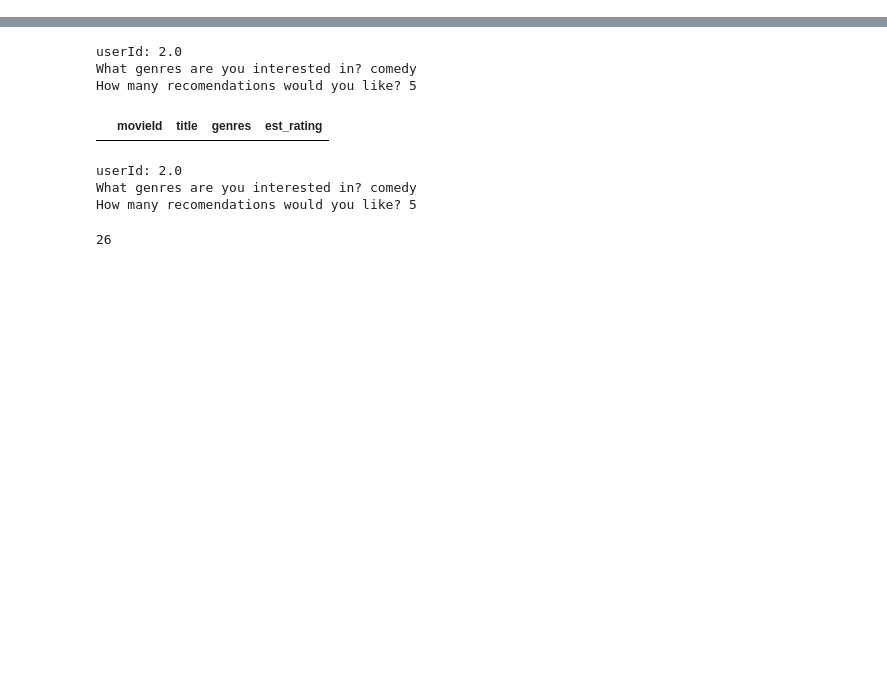
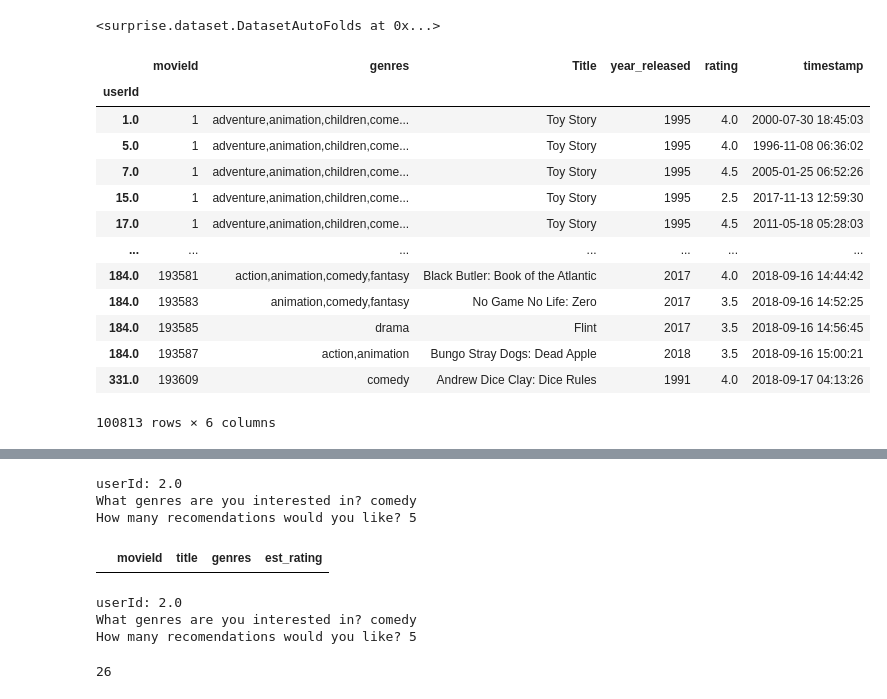
Before and after one commit to xiaohua-su/Recommender_System, a Jupyter notebook: Workspace/Xiaohua/data_clean.ipynb, the cells around one changed output, grey strips where cells are left out. Drawn from its saved outputs; the diff is of its cells as text; code cells hidden in the pictures; blank space fills up the shorter version.

Commit message:
fixing what data set goes where

```diff
--- a/Workspace/Xiaohua/data_clean.ipynb
+++ b/Workspace/Xiaohua/data_clean.ipynb
@@ -44,0 +28,28 @@ users_movies_seen.set_index('userId')
+# %%
+movie_rating = pd.read_csv('./movie_rating.csv')
+
+#for the function/final mode
+reader = Reader(rating_scale=(1, 5))
+complete_data = Dataset.load_from_df(movie_rating[['userId', 'movieId', 'rating']], reader)
+
+
+#use sklearn
+#for model selection/choosing?
+train, test = train_test_split(movie_rating, random_state=42)
+
+reader = Reader(rating_scale=(1, 5))
+train_data = Dataset.load_from_df(train[['userId', 'movieId', 'rating']], reader)
+test_data = Dataset.load_from_df(test[['userId', 'movieId', 'rating']], reader)
+
+train_data2 = train_data.build_full_trainset()
+test_data2 = test_data.build_full_trainset().build_testset()
+
+
+# #best model
+final_model = SVD(n_factors=125,n_epochs=45,lr_all=0.015,reg_all=0.1)
+
+# #get the full training dataset
+# #so this is the full train data in surprise dataset
+full_data = complete_data.build_full_trainset()
+# #fit the full_data which is a surprise dataset
+final_model.fit(full_data)
@@ -44,0 +101,23 @@ users_movies_seen.set_index('userId')
+# %%
+complete_data
+# %% [output]
+<surprise.dataset.DatasetAutoFolds at 0x...>
+# %%
+userdf = movie_rating.set_index('userId')
+# %%
+userdf
+# %% [output]
+|  | movieId | genres | Title | year_released | rating | timestamp |
+| userId |  |  |  |  |  |  |
+| 1.0 | 1 | adventure,animation,children,come... | Toy Story | 1995 | 4.0 | 2000-07-30 18:45:03 |
+| 5.0 | 1 | adventure,animation,children,come... | Toy Story | 1995 | 4.0 | 1996-11-08 06:36:02 |
+| 7.0 | 1 | adventure,animation,children,come... | Toy Story | 1995 | 4.5 | 2005-01-25 06:52:26 |
+| 15.0 | 1 | adventure,animation,children,come... | Toy Story | 1995 | 2.5 | 2017-11-13 12:59:30 |
+| 17.0 | 1 | adventure,animation,children,come... | Toy Story | 1995 | 4.5 | 2011-05-18 05:28:03 |
+| ... | ... | ... | ... | ... | ... | ... |
+| 184.0 | 193581 | action,animation,comedy,fantasy | Black Butler: Book of the Atlantic | 2017 | 4.0 | 2018-09-16 14:44:42 |
+| 184.0 | 193583 | animation,comedy,fantasy | No Game No Life: Zero | 2017 | 3.5 | 2018-09-16 14:52:25 |
+| 184.0 | 193585 | drama | Flint | 2017 | 3.5 | 2018-09-16 14:56:45 |
+| 184.0 | 193587 | action,animation | Bungo Stray Dogs: Dead Apple | 2018 | 3.5 | 2018-09-16 15:00:21 |
+| 331.0 | 193609 | comedy | Andrew Dice Clay: Dice Rules | 1991 | 4.0 | 2018-09-17 04:13:26 |
+100813 rows × 6 columns
```
Also changed, not shown: parts of 26 cells of this notebook.
